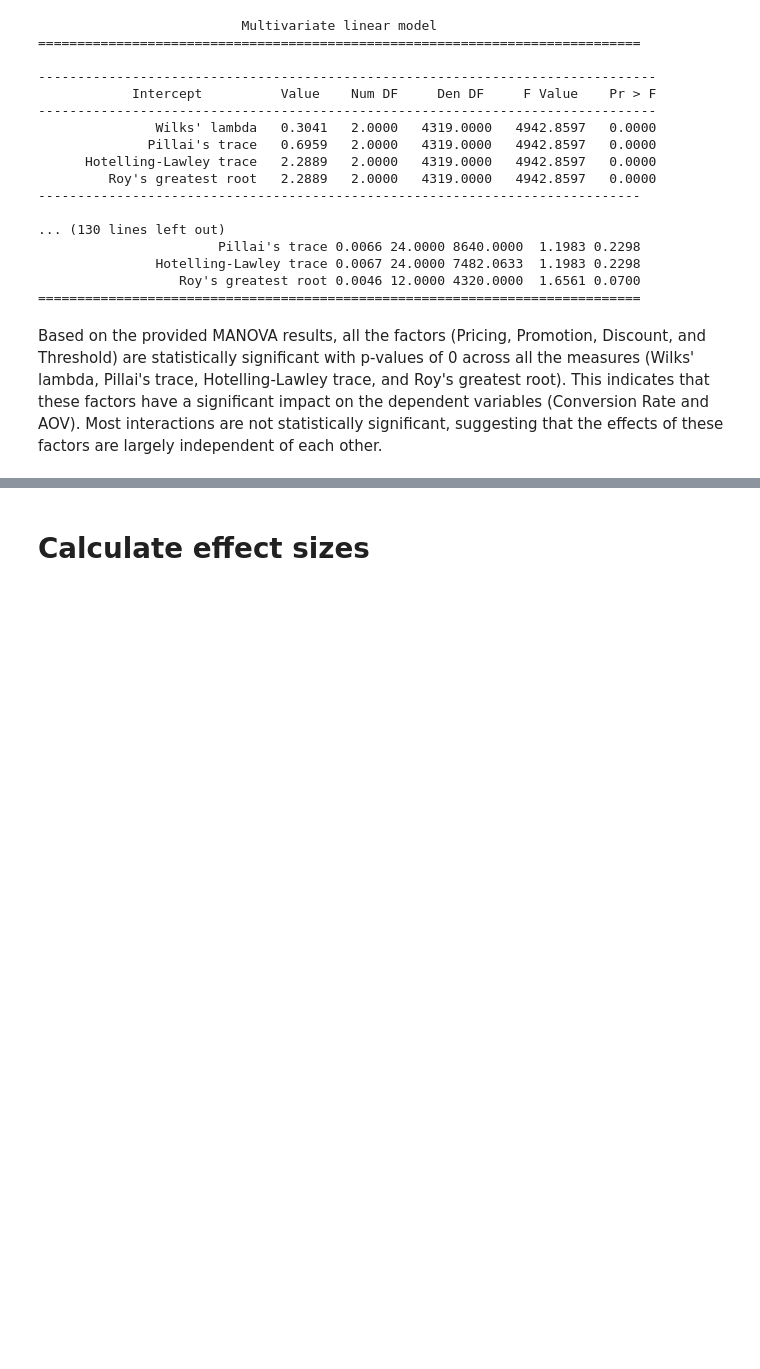
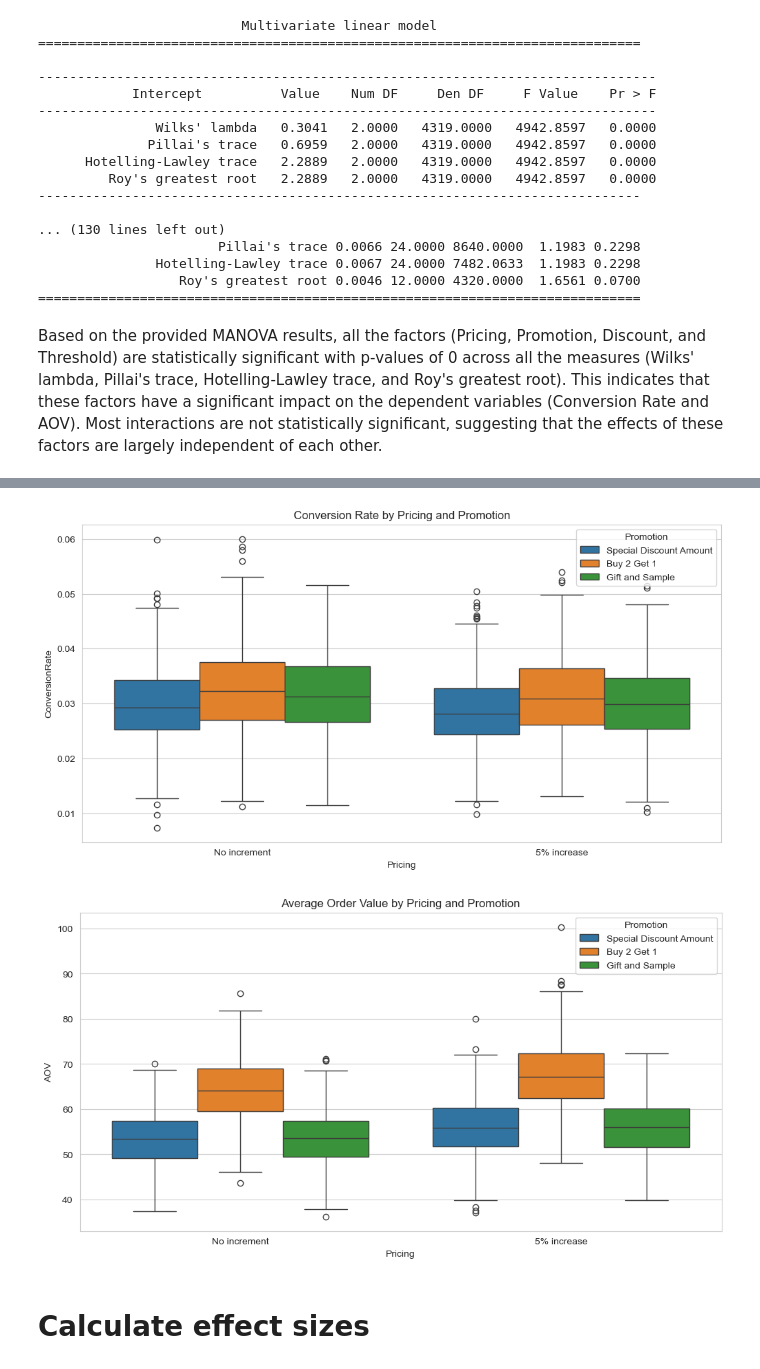
Before and after one commit to Lai-AI-BI-CI/Product_Channel_Sales_Analysis, a Jupyter notebook: docs/MANOVA Test.ipynb, the cells around one changed output, grey strips where cells are left out. Cells and saved outputs as stored; diff of their text form; code cells hidden in the pictures; blank space fills up the shorter version.

```diff
--- a/docs/MANOVA Test.ipynb
+++ b/docs/MANOVA Test.ipynb
@@ -491,3 +599,18 @@ Based on the provided MANOVA results, all the factors (Pricing, Promotion, Disco
+# %%
+# Grouped Box Plots:
+# These can show the distribution of each dependent variable across different levels of independent variables.
+plt.figure(figsize=(12, 6))
+sns.boxplot(x='Pricing', y='ConversionRate', hue='Promotion', data=df)
+plt.title('Conversion Rate by Pricing and Promotion')
+plt.show()
+
+plt.figure(figsize=(12, 6))
+sns.boxplot(x='Pricing', y='AOV', hue='Promotion', data=df)
+plt.title('Average Order Value by Pricing and Promotion')
+plt.show()
+# %% [output]
+[figure, added]
+[figure, added]
 # %% [markdown]
 # Calculate effect sizes
 # %%
```
Also changed, not shown: parts of 6 cells of this notebook.
